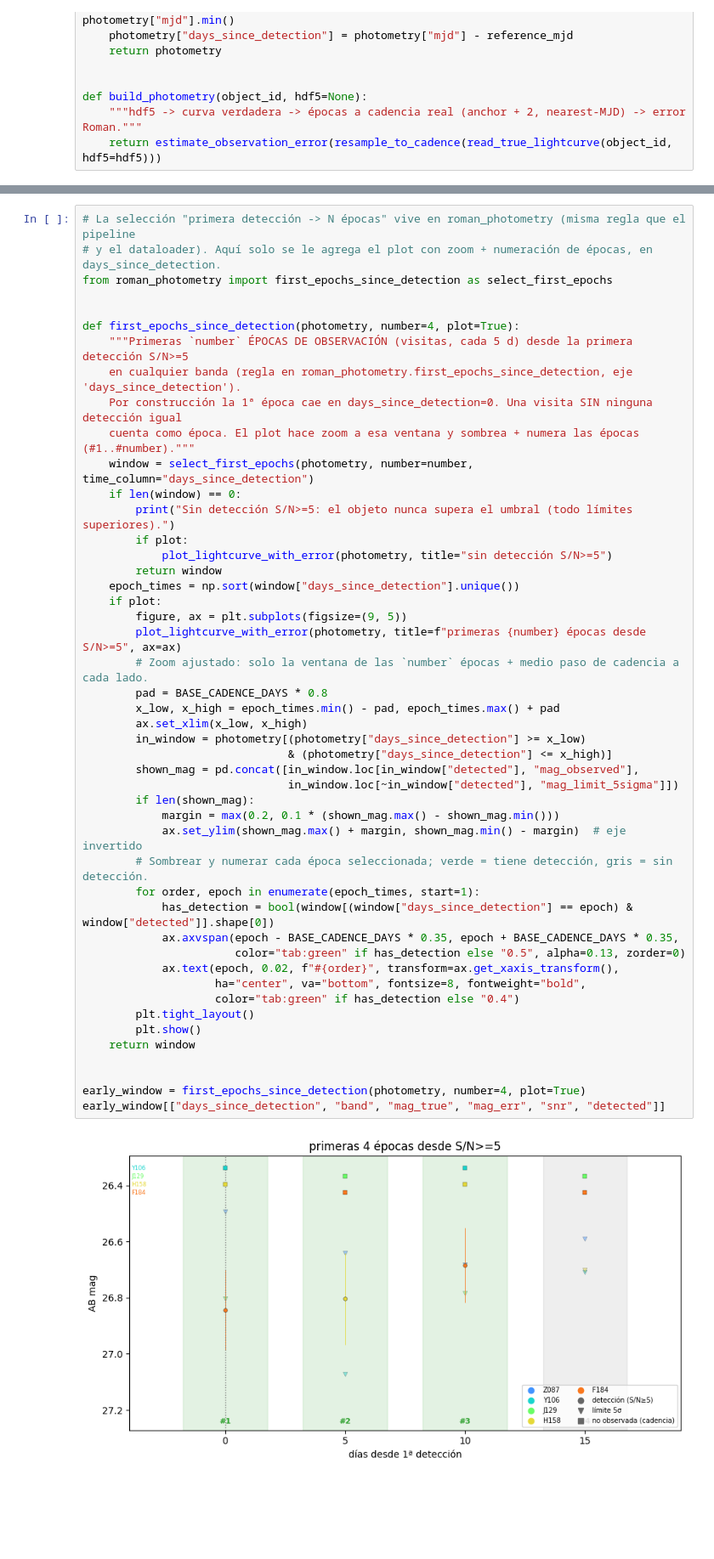
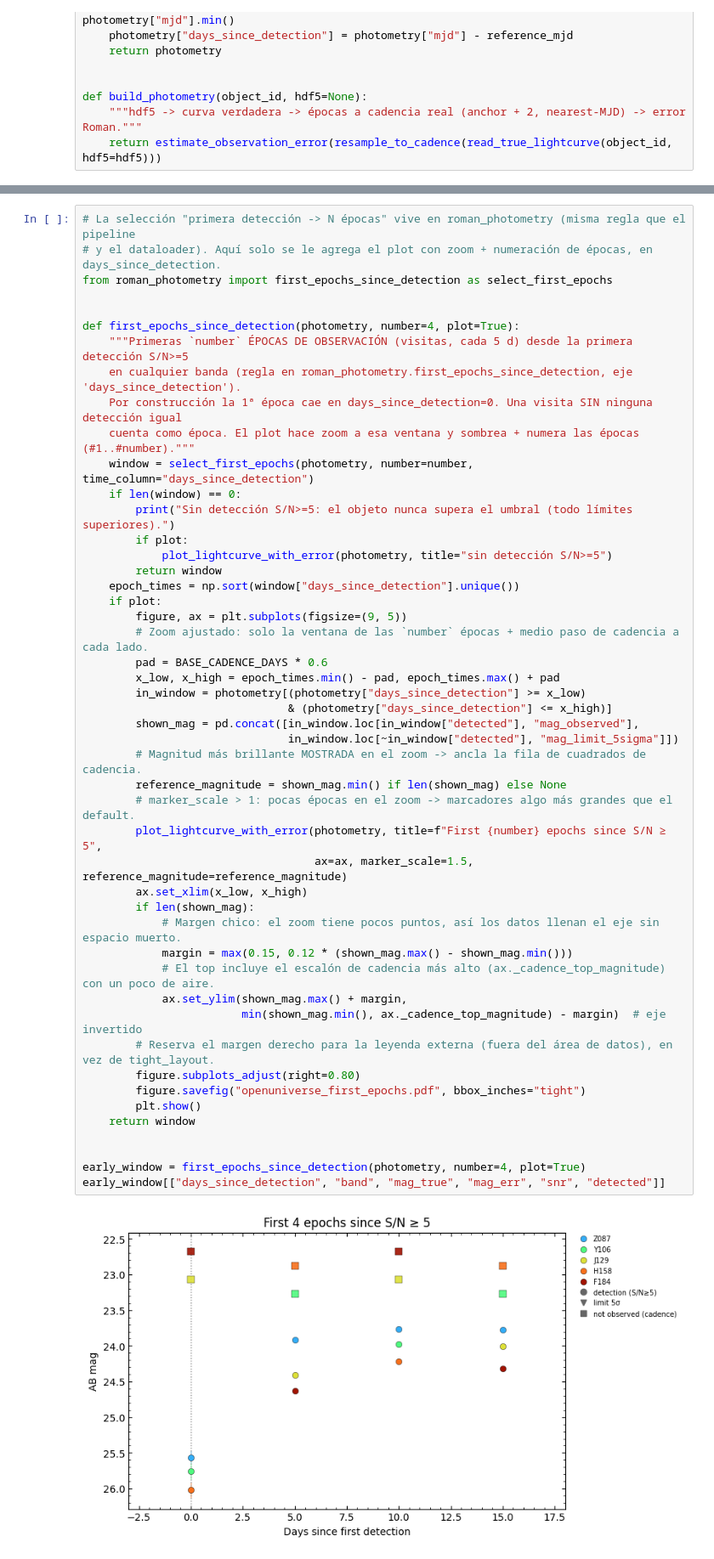
Before and after one commit to Monsalves-Gonzalez-N/Kilonova, a Jupyter notebook: data/openuniverse/openuniverse_hdf5_lightcurve_error.ipynb, the cells around one changed output, grey strips where cells are left out. Shown at 85% size. Cells and saved outputs as stored; diff of their text form; blank space fills up the shorter version.

```diff
--- a/data/openuniverse/openuniverse_hdf5_lightcurve_error.ipynb
+++ b/data/openuniverse/openuniverse_hdf5_lightcurve_error.ipynb
@@ -358,46 +440,47 @@ from roman_photometry import first_epochs_since_detection as select_first_epochs
 
 
 def first_epochs_since_detection(photometry, number=4, plot=True):
     """Primeras `number` ÉPOCAS DE OBSERVACIÓN (visitas, cada 5 d) desde la primera detección S/N>=5
     en cualquier banda (regla en roman_photometry.first_epochs_since_detection, eje 'days_since_detection').
     Por construcción la 1ª época cae en days_since_detection=0. Una visita SIN ninguna detección igual
     cuenta como época. El plot hace zoom a esa ventana y sombrea + numera las épocas (#1..#number)."""
     window = select_first_epochs(photometry, number=number, time_column="days_since_detection")
     if len(window) == 0:
         print("Sin detección S/N>=5: el objeto nunca supera el umbral (todo límites superiores).")
         if plot:
             plot_lightcurve_with_error(photometry, title="sin detección S/N>=5")
         return window
     epoch_times = np.sort(window["days_since_detection"].unique())
     if plot:
         figure, ax = plt.subplots(figsize=(9, 5))
-        plot_lightcurve_with_error(photometry, title=f"primeras {number} épocas desde S/N>=5", ax=ax)
         # Zoom ajustado: solo la ventana de las `number` épocas + medio paso de cadencia a cada lado.
-        pad = BASE_CADENCE_DAYS * 0.8
+        pad = BASE_CADENCE_DAYS * 0.6
         x_low, x_high = epoch_times.min() - pad, epoch_times.max() + pad
-        ax.set_xlim(x_low, x_high)
         in_window = photometry[(photometry["days_since_detection"] >= x_low)
                                & (photometry["days_since_detection"] <= x_high)]
         shown_mag = pd.concat([in_window.loc[in_window["detected"], "mag_observed"],
                                in_window.loc[~in_window["detected"], "mag_limit_5sigma"]])
+        # Magnitud más brillante MOSTRADA en el zoom -> ancla la fila de cuadrados de cadencia.
+        reference_magnitude = shown_mag.min() if len(shown_mag) else None
+        # marker_scale > 1: pocas épocas en el zoom -> marcadores algo más grandes que el default.
+        plot_lightcurve_with_error(photometry, title=f"First {number} epochs since S/N ≥ 5",
+                                   ax=ax, marker_scale=1.5, reference_magnitude=reference_magnitude)
+        ax.set_xlim(x_low, x_high)
         if len(shown_mag):
-            margin = max(0.2, 0.1 * (shown_mag.max() - shown_mag.min()))
-            ax.set_ylim(shown_mag.max() + margin, shown_mag.min() - margin)  # eje invertido
-        # Sombrear y numerar cada época seleccionada; verde = tiene detección, gris = sin detección.
-        for order, epoch in enumerate(epoch_times, start=1):
-            has_detection = bool(window[(window["days_since_detection"] == epoch) & window["detected"]].shape[0])
-            ax.axvspan(epoch - BASE_CADENCE_DAYS * 0.35, epoch + BASE_CADENCE_DAYS * 0.35,
-                       color="tab:green" if has_detection else "0.5", alpha=0.13, zorder=0)
-            ax.text(epoch, 0.02, f"#{order}", transform=ax.get_xaxis_transform(),
-                    ha="center", va="bottom", fontsize=8, fontweight="bold",
-                    color="tab:green" if has_detection else "0.4")
-        plt.tight_layout()
+            # Margen chico: el zoom tiene pocos puntos, así los datos llenan el eje sin espacio muerto.
+            margin = max(0.15, 0.12 * (shown_mag.max() - shown_mag.min()))
+            # El top incluye el escalón de cadencia más alto (ax._cadence_top_magnitude) con un poco de aire.
+            ax.set_ylim(shown_mag.max() + margin,
+                        min(shown_mag.min(), ax._cadence_top_magnitude) - margin)  # eje invertido
+        # Reserva el margen derecho para la leyenda externa (fuera del área de datos), en vez de tight_layout.
+        figure.subplots_adjust(right=0.80)
+        figure.savefig("openuniverse_first_epochs.pdf", bbox_inches="tight")
         plt.show()
     return window
 
 
 early_window = first_epochs_since_detection(photometry, number=4, plot=True)
 early_window[["days_since_detection", "band", "mag_true", "mag_err", "snr", "detected"]]
 # %% [output]
-[figure, old version]
+[figure, new version]
 |  | days_since_detection | band | mag_true | mag_err | snr | detected |
```
Also changed, not shown: parts of 3 cells of this notebook, 23 other files.
